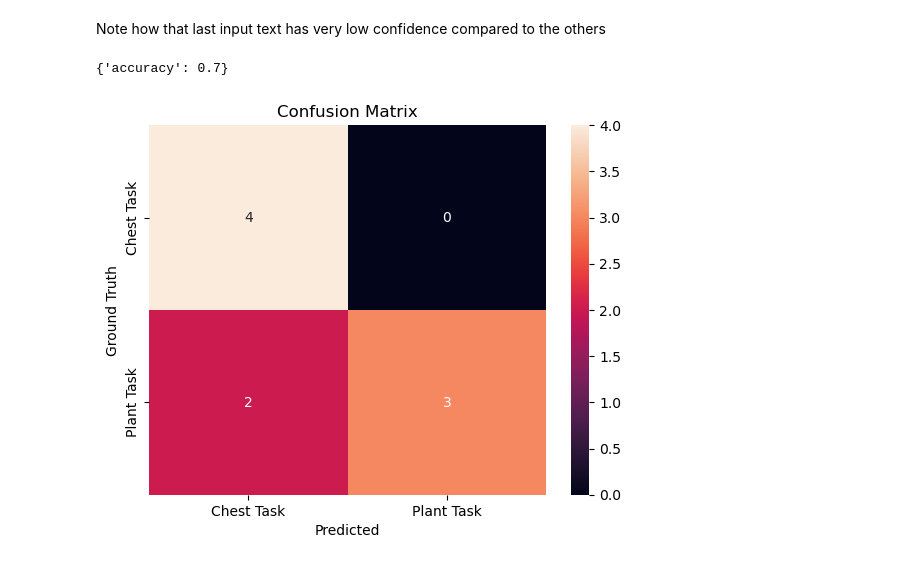
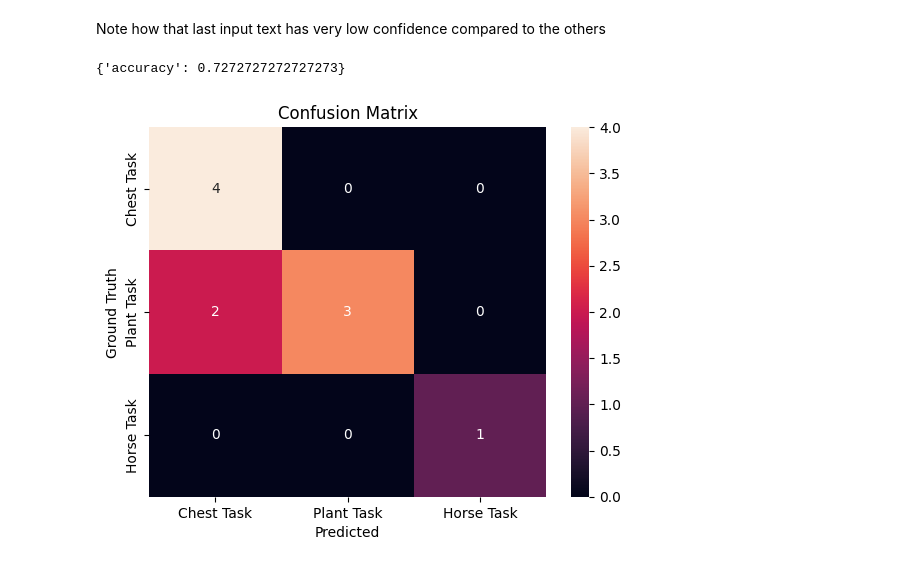
Before and after one commit to angel-vilchis/NLPMinecraftAgent, a Jupyter notebook: 175 Notebook.ipynb, the cells around one changed output. Cells and saved outputs as stored; diff of their text form; code cells hidden in the pictures.

Commit message:
Add ability to go to horse and find other entities

```diff
--- a/175 Notebook.ipynb
+++ b/175 Notebook.ipynb
@@ -105,17 +110,17 @@ cm = confusion_matrix(df["label"], df["pred"])
 # %%
 import seaborn as sns
 import matplotlib.pyplot as plt
 
 print(metrics)
 # Just plotting for easier read
 ax = plt.subplot()
 sns.heatmap(cm, annot=True, fmt='g', ax=ax)
 ax.set_xlabel('Predicted');ax.set_ylabel('Ground Truth');
 ax.set_title('Confusion Matrix');
-ax.xaxis.set_ticklabels(['Chest Task', 'Plant Task']); ax.yaxis.set_ticklabels(['Chest Task', 'Plant Task']);
+ax.xaxis.set_ticklabels(['Chest Task', 'Plant Task', 'Horse Task']); ax.yaxis.set_ticklabels(['Chest Task', 'Plant Task', 'Horse Task']);
 # %% [output]
-{'accuracy': 0.7}
+{'accuracy': 0.7272727272727273}
-[figure, old version]
+[figure, new version]
 # %%
 # Saving model
 trainer.model.save_pretrained("malmoTextClassifier")
```
Also changed, not shown: parts of 7 cells of this notebook, 9 other files.
